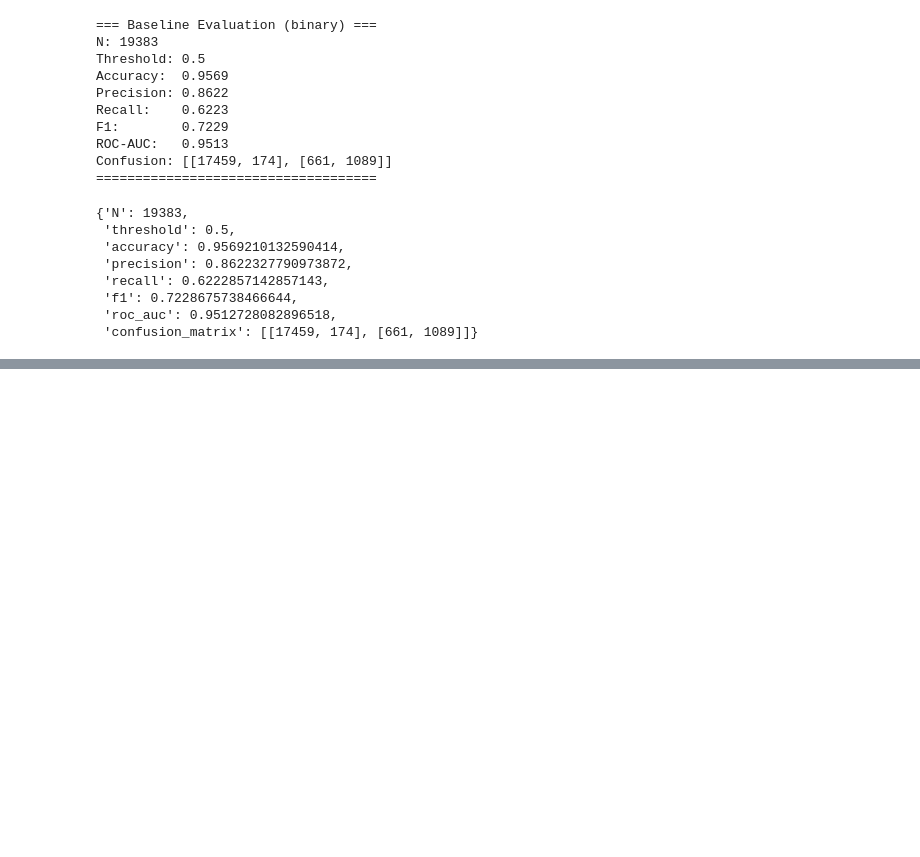
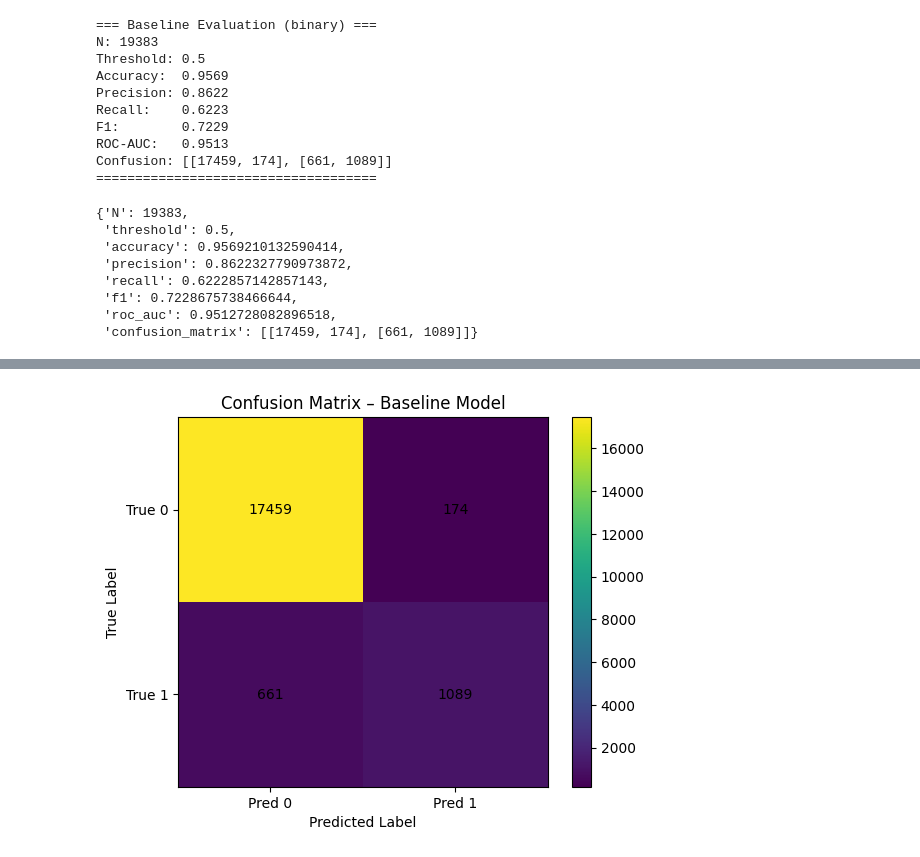
Before and after one commit to Sam-intech/Strata, a Jupyter notebook: backend/notebook/baseline.ipynb, the cells around one changed output, grey strips where cells are left out. Cells and saved outputs as stored; diff of their text form; code cells hidden in the pictures; blank space fills up the shorter version.

```diff
--- a/backend/notebook/baseline.ipynb
+++ b/backend/notebook/baseline.ipynb
@@ -170,0 +189,22 @@ baseline_metrics
+# %%
+# -------------------------
+# B) Confusion matrix (counts)
+# -------------------------
+tn, fp, fn, tp = cm.ravel()
+
+plt.figure()
+plt.imshow(cm)
+plt.xticks([0, 1], ["Pred 0", "Pred 1"])
+plt.yticks([0, 1], ["True 0", "True 1"])
+plt.title("Confusion Matrix – Baseline Model")
+plt.colorbar()
+
+for i in range(2):
+    for j in range(2):
+        plt.text(j, i, cm[i, j], ha="center", va="center")
+
+plt.ylabel("True Label")
+plt.xlabel("Predicted Label")
+plt.show()
+# %% [output]
+[figure, added]
```
Also changed, not shown: parts of 5 cells of this notebook.
